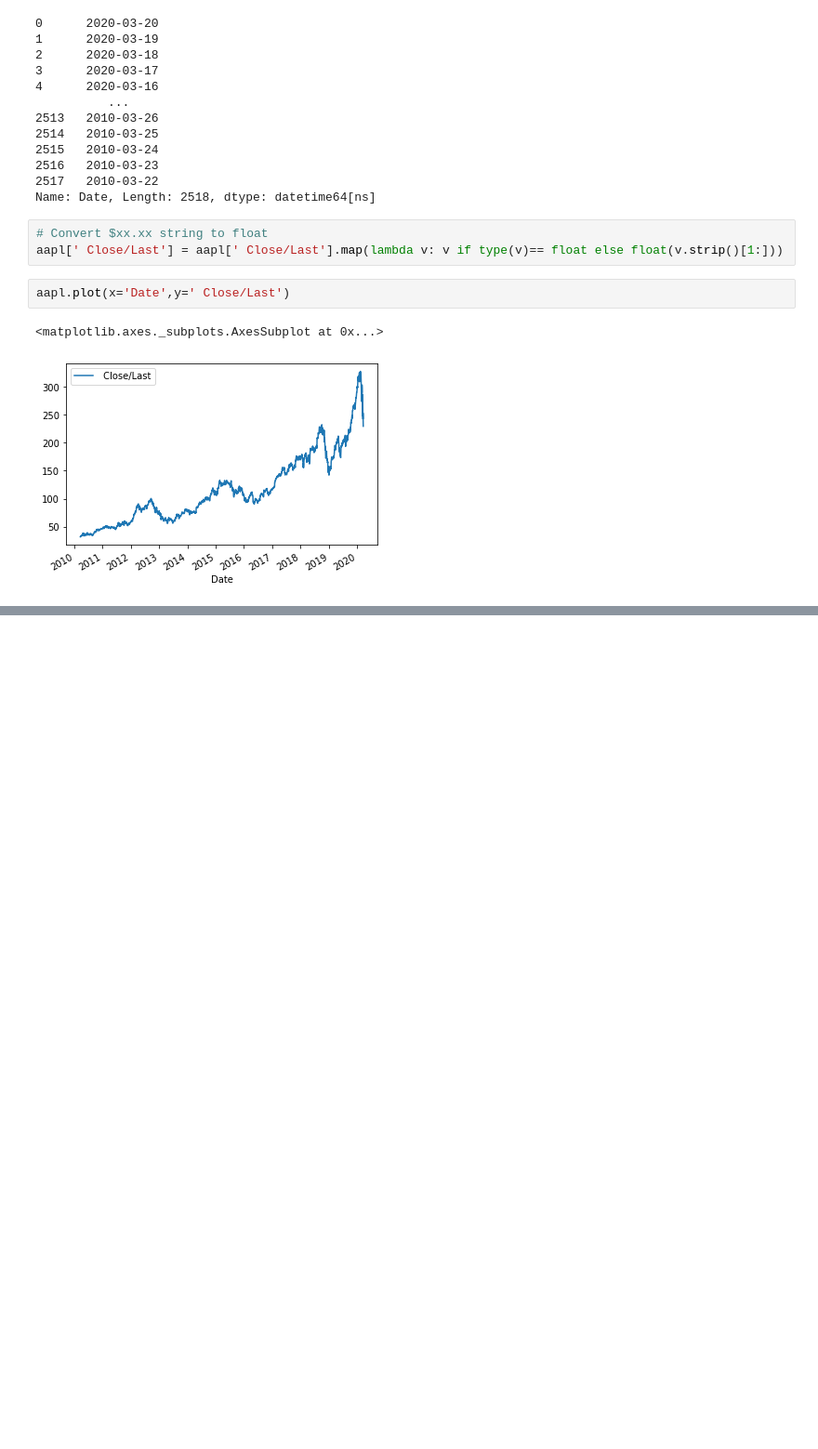
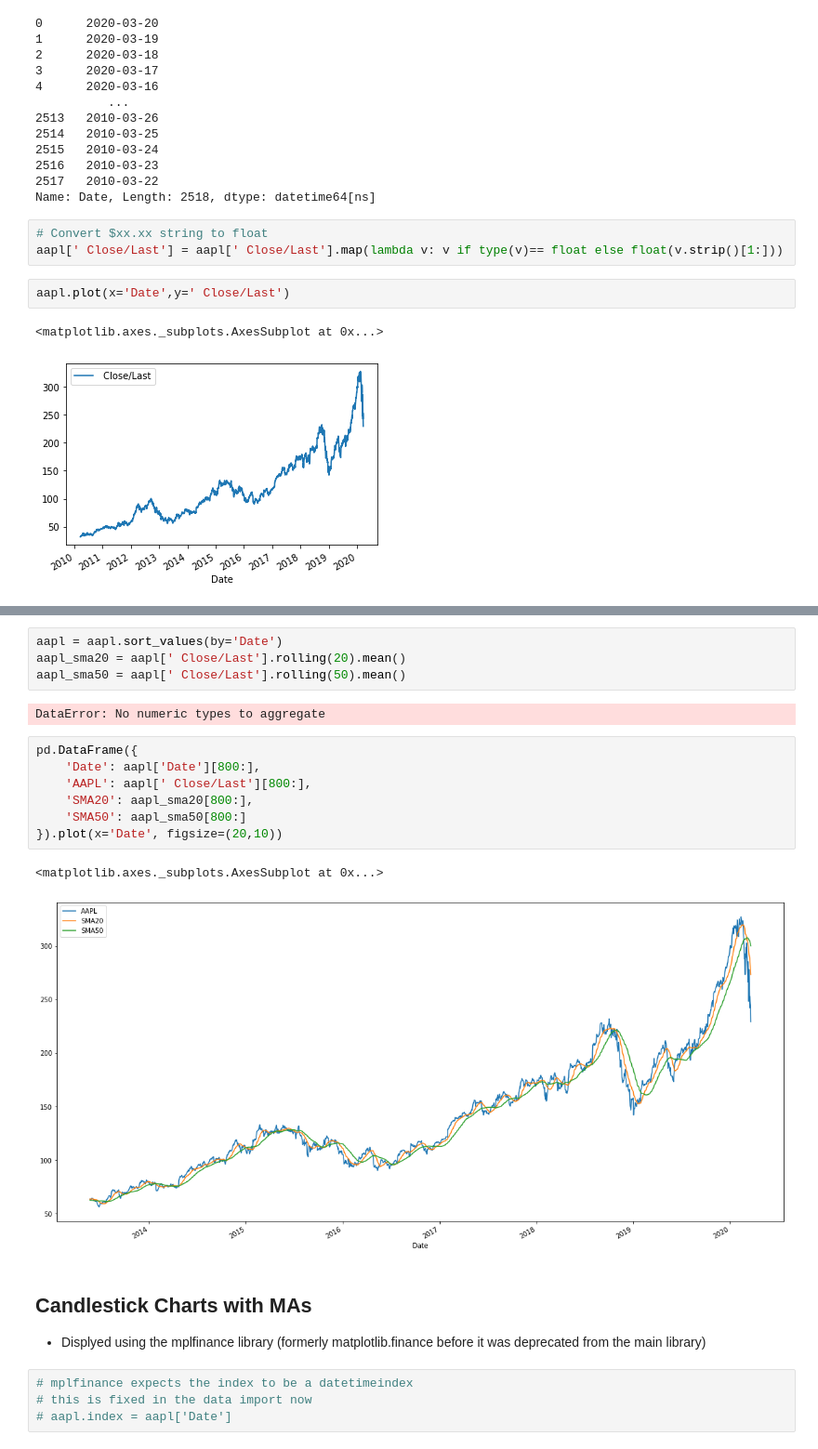
Before and after one commit to eugene-yzm/fxplore, a Jupyter notebook: Stock Quotes Analysis.ipynb, the cells around one changed output, grey strips where cells are left out. Shown: that part at 93% size. Cells and saved outputs as stored; diff of their text form; blank space fills up the shorter version.

```diff
--- a/Stock Quotes Analysis.ipynb
+++ b/Stock Quotes Analysis.ipynb
@@ -61,0 +132,23 @@ aapl.plot(x='Date',y=' Close/Last')
+# %%
+aapl = aapl.sort_values(by='Date')
+aapl_sma20 = aapl[' Close/Last'].rolling(20).mean()
+aapl_sma50 = aapl[' Close/Last'].rolling(50).mean()
+# %% [output]
+DataError: No numeric types to aggregate
+# %%
+pd.DataFrame({
+    'Date': aapl['Date'][800:],
+    'AAPL': aapl[' Close/Last'][800:],
+    'SMA20': aapl_sma20[800:],
+    'SMA50': aapl_sma50[800:]
+}).plot(x='Date', figsize=(20,10))
+# %% [output]
+<matplotlib.axes._subplots.AxesSubplot at 0x...>
+[figure, added]
+# %% [markdown]
+## Candlestick Charts with MAs
+* Displyed using the mplfinance library (formerly matplotlib.finance before it was deprecated from the main library)
+# %%
+# mplfinance expects the index to be a datetimeindex
+# this is fixed in the data import now
+# aapl.index = aapl['Date']
```
Also changed, not shown: parts of 17 cells of this notebook.
